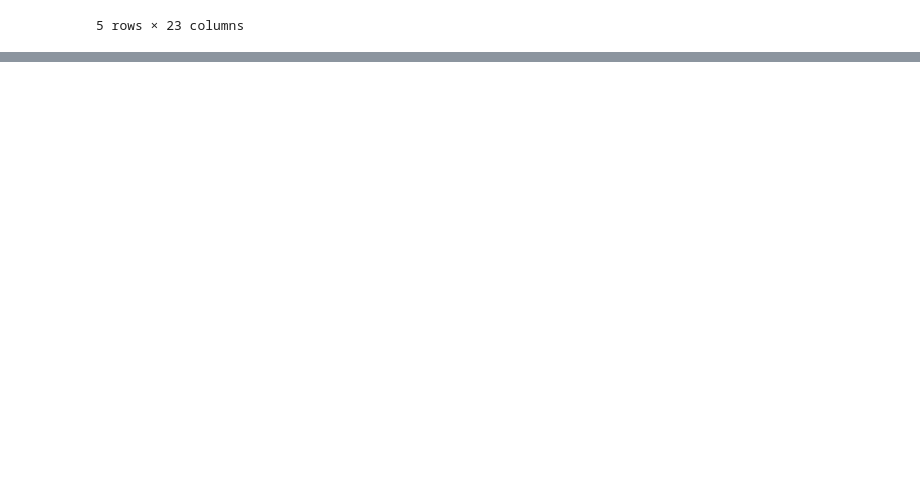
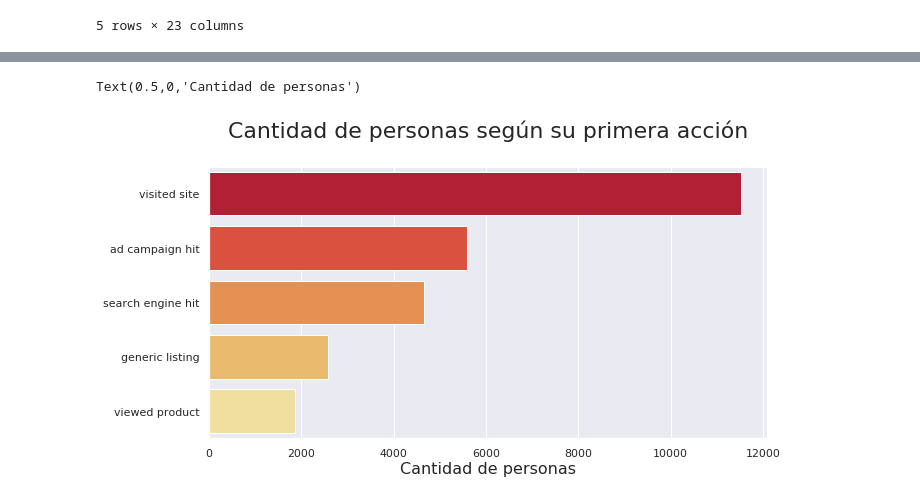
Before and after one commit to javier2409/TP1Datos2C2018, a Jupyter notebook: person.ipynb, the cells around one changed output, grey strips where cells are left out. Saved outputs shown, nothing was run; the diff lists cells and outputs as text; code cells hidden in the pictures; blank space fills up the shorter version.

```diff
--- a/person.ipynb
+++ b/person.ipynb
@@ -60,0 +81,8 @@ analisis.describe()
+# %%
+def eventos (x):
+    return list(x['event'])[0]
+
+primeros_eventos = df.groupby('person').apply(eventos)
+# %%
+g = primeros_eventos.value_counts().head(5).to_frame()
+g
@@ -60,0 +96,9 @@ analisis.describe()
+# %%
+sns.set()
+fig,ax = plt.subplots(figsize=(10,5))
+sns.barplot(data=g,y=g.index,x=g[0],palette='YlOrRd_r',ax=ax)
+plt.title('Cantidad de personas según su primera acción\n',size=22)
+plt.xlabel('Cantidad de personas',size=16)
+# %% [output]
+Text(0.5,0,'Cantidad de personas')
+[figure, added]
```
Also changed, not shown: parts of 9 cells of this notebook, 2 other files.
